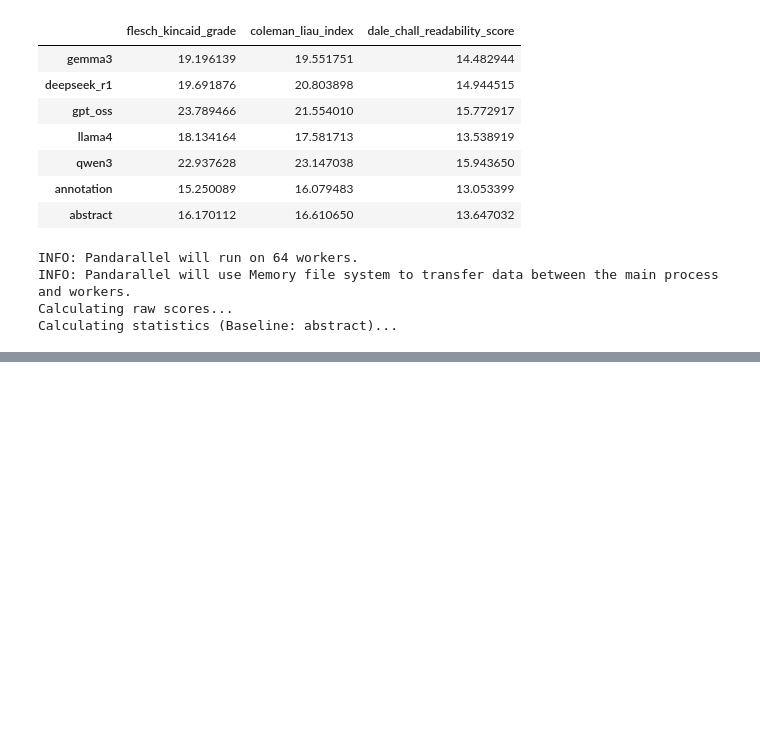
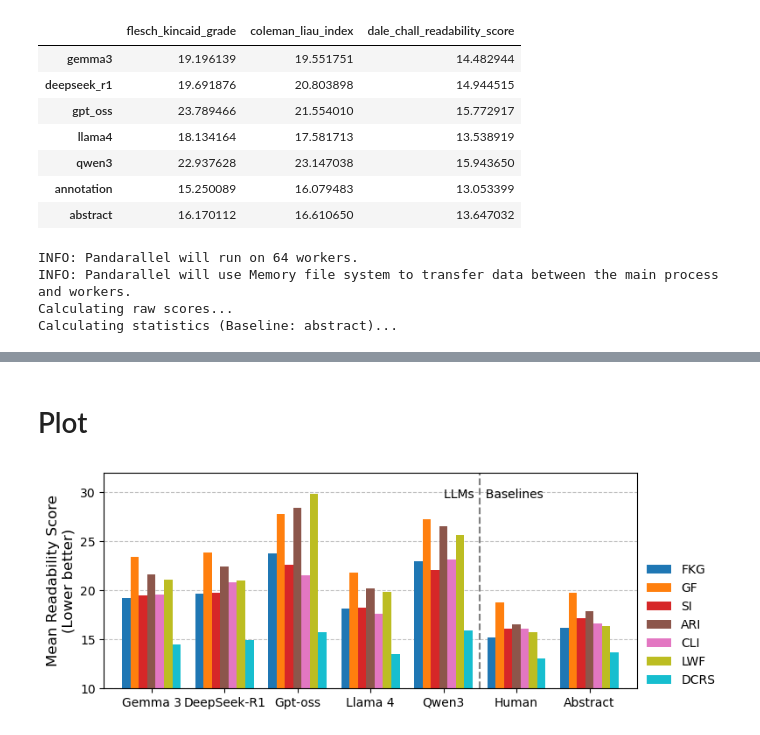
Before and after one commit to netknowledge/LLM_summarization, a Jupyter notebook: dataset_description/readability.ipynb, the cells around one changed output, grey strips where cells are left out. Drawn from its saved outputs; the diff is of its cells as text; code cells hidden in the pictures; blank space fills up the shorter version.

Commit message:
demo plot for readability scores

```diff
--- a/dataset_description/readability.ipynb
+++ b/dataset_description/readability.ipynb
@@ -190,3 +190,50 @@ readability_results
 | qwen3 | 22.94 (p=<0.001) | 27.27 (p=<0.001) | 22.05 (p=<0.001) | 26.52 (p=<0.001) | 23.15 (p=<0.001) | ... |
 | annotation | 15.25 (p=<0.001) | 18.79 (p=<0.001) | 16.13 (p=<0.001) | 16.58 (p=<0.001) | 16.08 (p=<0.001) | ... |
 | abstract | 16.17 (Ref) | 19.75 (Ref) | 17.18 (Ref) | 17.91 (Ref) | 16.61 (Ref) | ... |
+# %% [markdown]
+# Plot
+# %%
+import pandas as pd
+import matplotlib.pyplot as plt
+import numpy as np
+
+data = {
+    'Model': ['Gemma 3', 'DeepSeek-R1', 'Gpt-oss', 'Llama 4', 'Qwen3', 'Human', 'Abstract'],
+    'FKG': [19.20, 19.69, 23.79, 18.13, 22.94, 15.25, 16.17],
+    'GF': [23.46, 23.85, 27.82, 21.80, 27.27, 18.79, 19.75],
+    'SI': [19.52, 19.76, 22.61, 18.25, 22.05, 16.13, 17.18],
+    'ARI': [21.68, 22.47, 28.45, 20.22, 26.52, 16.58, 17.91],
+    'CLI': [19.55, 20.80, 21.55, 17.58, 23.15, 16.08, 16.61],
+    'LWF': [21.12, 21.02, 29.90, 19.86, 25.70, 15.70, 16.38],
+    'DCRS': [14.48, 14.94, 15.77, 13.54, 15.94, 13.05, 13.65]
+}
+
+df = pd.DataFrame(data)
+df = df.set_index('Model')
+
+fig, ax = plt.subplots(figsize=(8, 3))
+
+df.plot(kind='bar', ax=ax, width=0.8, colormap='tab10')
+
+ax.set_ylabel('Mean Readability Score\n(Lower better)', fontsize=12)
+
+ax.set_xlabel('', fontsize=12)
+ax.set_ylim(10, 32)
+
+plt.xticks(rotation=0, ha='center')
+
+plt.legend(bbox_to_anchor=(1.01, 0.6), loc='upper left', borderaxespad=0., frameon=False)
+
+ax.yaxis.grid(True, linestyle='--', which='major', color='grey', alpha=.5)
+ax.set_axisbelow(True) # 确保网格线在条形图下方
+
+separator_x = 4.5
+ax.axvline(x=separator_x, color='grey', linestyle='--', linewidth=1.5)
+ax.text(separator_x, ax.get_ylim()[1]*0.95, '        LLMs   Baselines ', ha='center', va='top')
+
+plt.tight_layout()
+
+# plt.savefig('readability_scores_chart.png', dpi=300, bbox_inches='tight')
+plt.show()
+# %% [output]
+[figure, added]
```
Also changed, not shown: parts of 1 cell of this notebook.
